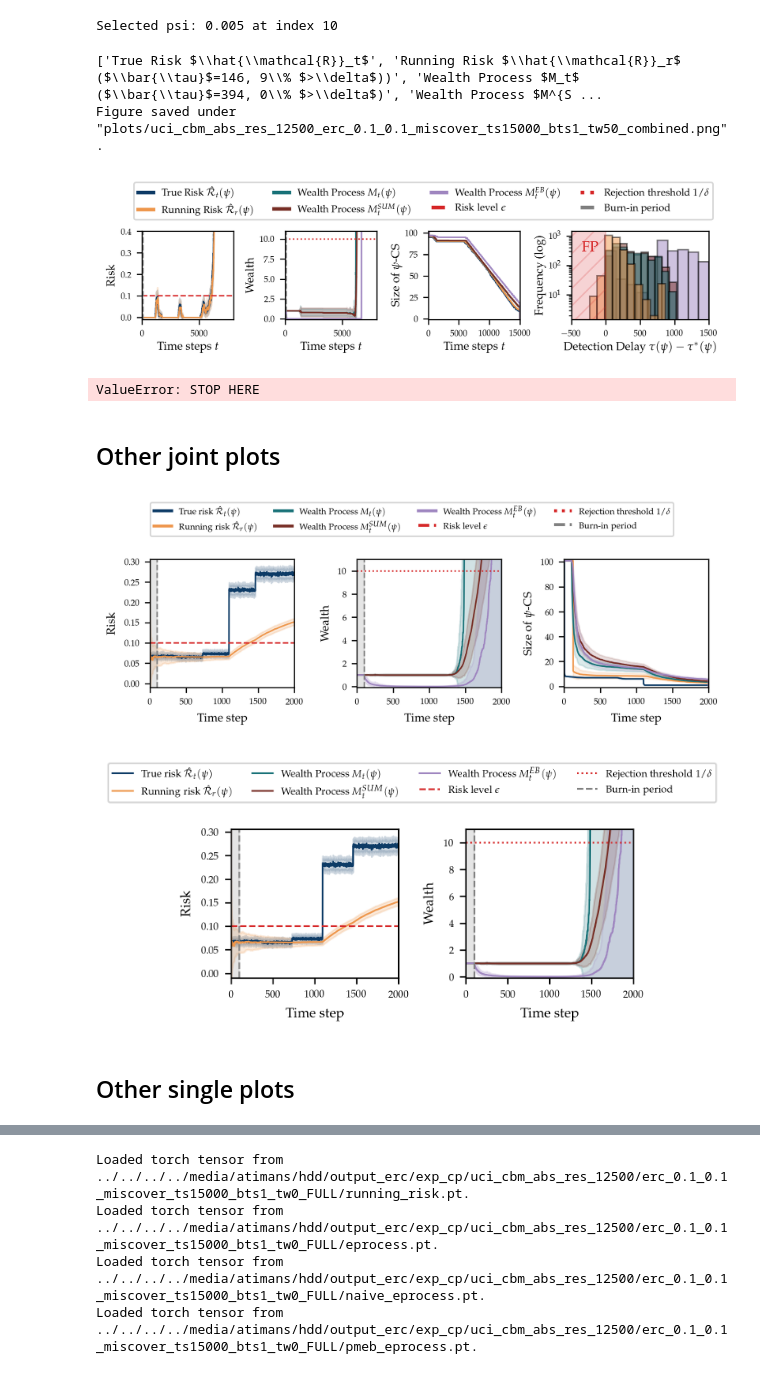
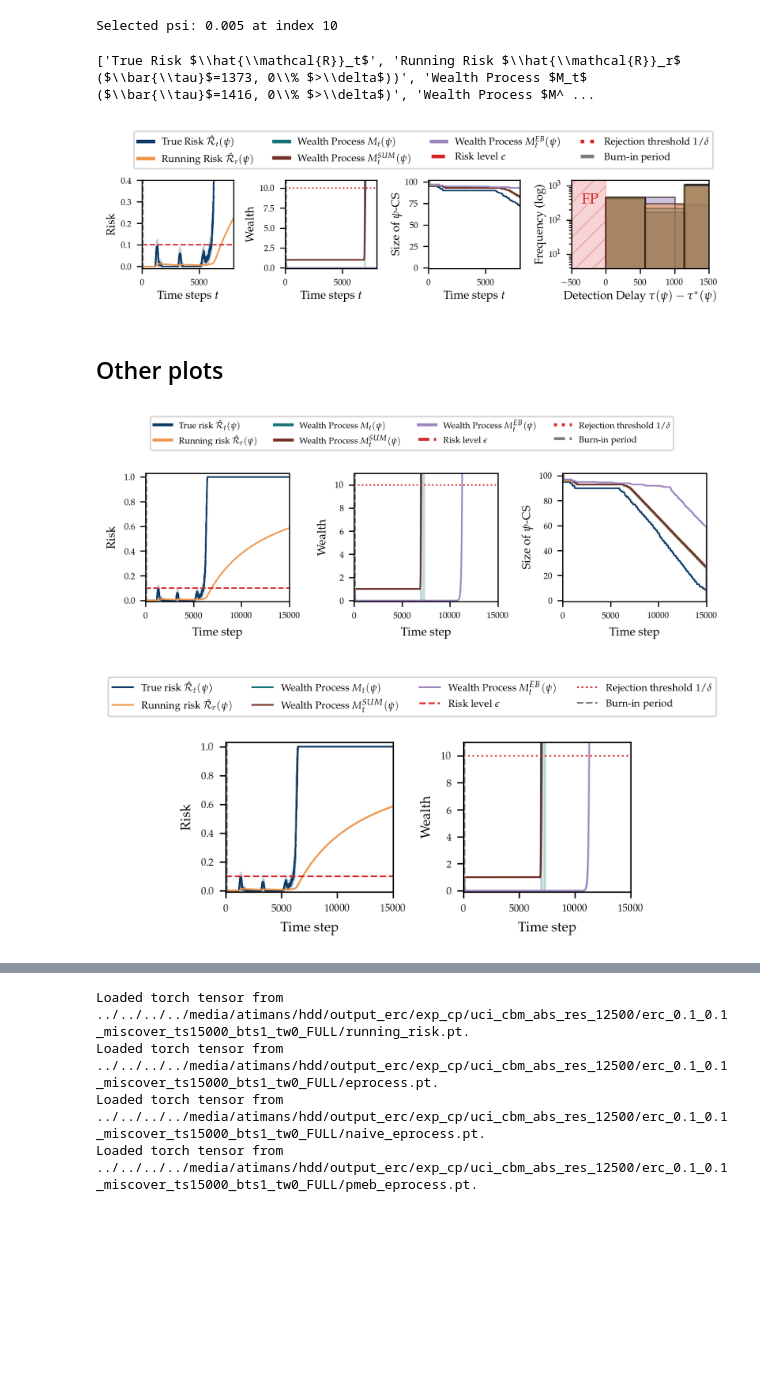
Before and after one commit to alextimans/risk-monitor, a Jupyter notebook: plots/plots.ipynb, the cells around one changed output, grey strips where cells are left out. Drawn from its saved outputs; the diff is of its cells as text; code cells hidden in the pictures; blank space fills up the shorter version.

```diff
--- a/plots/plots.ipynb
+++ b/plots/plots.ipynb
@@ -42,7 +42,7 @@ def save_fig(fdir, fname):
     plt.savefig(full_path, format="png", bbox_inches='tight', dpi=800)
     print(f'Figure saved under "{full_path}".')
 # %%
-# FIXED PARAMS
+# NOTE: Specify fixed params of the experiment to generate corresponding figures
 
 exp = "exp_cp"
 
@@ -51,7 +51,7 @@ args_dict = {
     "cfg_dir": f"erc/config/{exp}",
     "exp_suffix": "_FULL",
     "batch_ts": 1,
-    "tracker_window": [0, 50, 50],
+    "tracker_window": [0, 0, 0],
     "stop_counter": [5, 25, 0],
     "device": "cpu"
 }
@@ -326,7 +326,7 @@ ax.set_xlabel(r"Detection Delay $\tau(\psi) - \tau^{*}(\psi)$", labelpad=2)
 ax.set_ylabel("Frequency (log)", labelpad=2)
 ax.set_yscale('log')
 
-# TODO: ADJUST HERE
+# NOTE: Adjust text positioning and matching limit here
 ax.text(-350, 300, 'FP', fontsize=10, fontweight="bold", color='tab:red')
 ax.set_xlim(-500, 1500)
 # ax.set_xlim(-1000, 2000)
@@ -351,43 +351,38 @@ legend_handles = [
 legend_labels_text = [
     fr"True Risk $\hat{{\mathcal{{R}}}}_t$",
     fr"Running Risk $\hat{{\mathcal{{R}}}}_r$ ($\bar{{\tau}}$={running_risk_detection_delay_mean:.0f}, {running_risk_false_alarms_frac:.0f}\% $>\delta$))",
     fr"Wealth Process $M_t$ ($\bar{{\tau}}$={eprocess_detection_delay_mean:.0f}, {eprocess_false_alarms_frac:.0f}\% $>\delta$)",
     fr"Wealth Process $M^{{SUM}}_t$ ($\bar{{\tau}}$={naive_eprocess_detection_delay_mean:.0f}, {naive_eprocess_false_alarms_frac:.0f}\% $>\delta$)",
     fr"Wealth Process $M^{{EB}}_t$ ($\bar{{\tau}}$={pmeb_eprocess_detection_delay_mean:.0f}, {pmeb_eprocess_false_alarms_frac:.0f}\% $>\delta$)",
     rf"Risk level $\epsilon$",
     rf"Rejection threshold $1/\delta$",
     "Burn-in period",
 ]
 legend_labels = [
     fr"True Risk $\hat{{\mathcal{{R}}}}_t(\psi)$",
     fr"Running Risk $\hat{{\mathcal{{R}}}}_r(\psi)$",
     fr"Wealth Process $M_t(\psi)$",
     fr"Wealth Process $M^{{SUM}}_t(\psi)$",
     fr"Wealth Process $M^{{EB}}_t(\psi)$",
     rf"Risk level $\epsilon$",
     rf"Rejection threshold $1/\delta$",
     "Burn-in period",
 ]
 
 fig.legend(legend_handles, legend_labels,
            loc='upper center', bbox_to_anchor=(0.51, 1.35), ncol=4,
            handlelength=1.5, handleheight=0.5, fontsize=7)
 
 plt.tight_layout()
 
 print(legend_labels_text)
 
-save_fig(fig_dir, f"{fig_name_prefix}_combined")
+# save_fig(fig_dir, f"{fig_name_prefix}_combined")
 # %% [output]
-['True Risk $\\hat{\\mathcal{R}}_t$', 'Running Risk $\\hat{\\mathcal{R}}_r$ ($\\bar{\\tau}$=146, 9\\% $>\\delta$))', 'Wealth Process $M_t$ ($\\bar{\\tau}$=394, 0\\% $>\\delta$)', 'Wealth Process $M^{S ...
-Figure saved under "plots/uci_cbm_abs_res_12500_erc_0.1_0.1_miscover_ts15000_bts1_tw50_combined.png".
+['True Risk $\\hat{\\mathcal{R}}_t$', 'Running Risk $\\hat{\\mathcal{R}}_r$ ($\\bar{\\tau}$=1373, 0\\% $>\\delta$))', 'Wealth Process $M_t$ ($\\bar{\\tau}$=1416, 0\\% $>\\delta$)', 'Wealth Process $M^ ...
-[figure, old version]
+[figure, new version]
-# %%
-raise ValueError("STOP HERE")
-# %% [output]
-ValueError: STOP HERE
 # %% [markdown]
-## Other joint plots
+## Other plots
 # %%
 fig, axes = plt.subplots(1, 3, figsize=(6, 1.8), sharex=True)
 
@@ -529,7 +524,7 @@ plt.tight_layout()
 
 # save_fig(fig_dir, f"{fig_name_prefix}_combined")
 # %% [output]
-[figure, old version]
+[figure, new version]
 # %%
 
 fig, axes = plt.subplots(1, 2, figsize=(4, 1.8), sharex=True)
@@ -621,9 +616,7 @@ fig.legend(first_row_handles + second_row_handles, first_row_labels + second_row
 plt.tight_layout()
 # save_fig(fig_dir, f"{fig_name_prefix}_combined")
 # %% [output]
-[figure, old version]
+[figure, new version]
-# %% [markdown]
-## Other single plots
 # %%
 fig, ax = plt.subplots(figsize=(4, 1.8))
 
```
Also changed, not shown: parts of 19 cells of this notebook, 37 other files.
